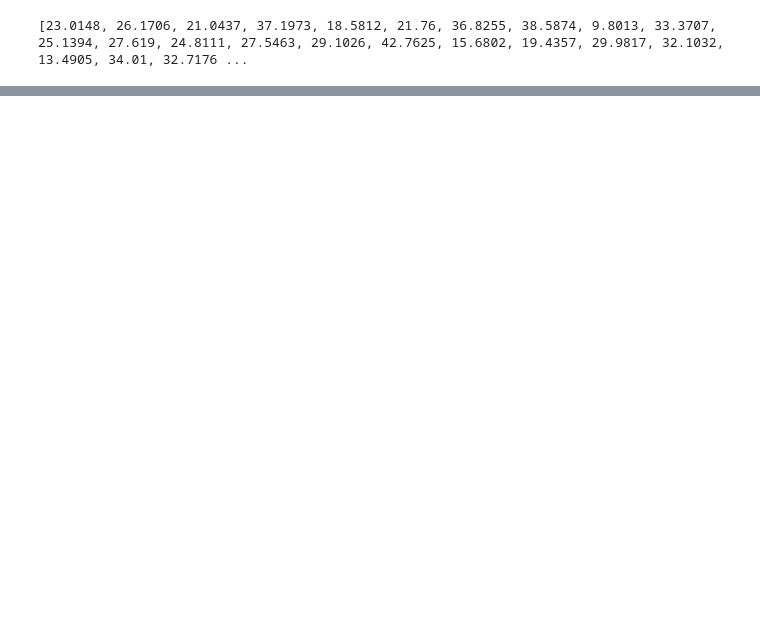
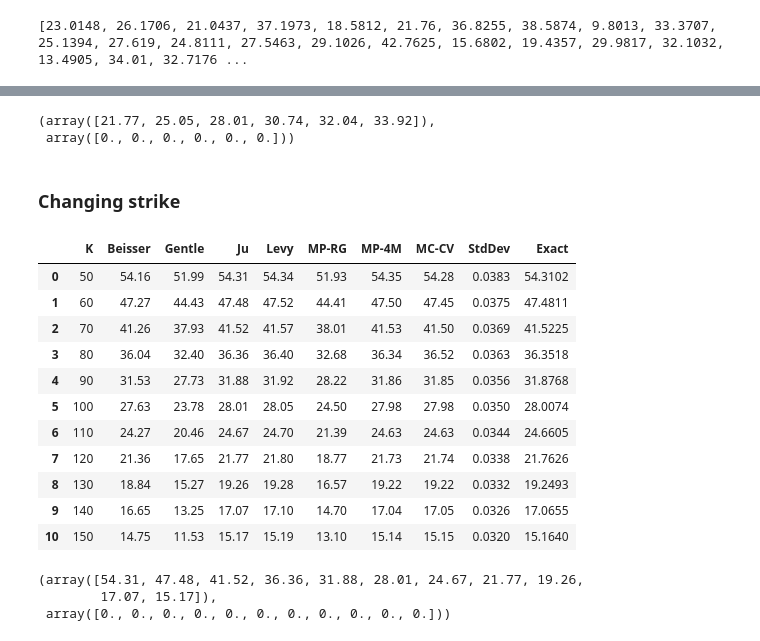
Before and after one commit to LantianXue/2001212267_2001212401, a Jupyter notebook: PHBS_ASP_Project/Ju2002_asian_and_basket_option.ipynb, the cells around one changed output, grey strips where cells are left out. Drawn from its saved outputs; the diff is of its cells as text; code cells hidden in the pictures; blank space fills up the shorter version.

Commit message:
add tests from KrekelEtAl2004

```diff
--- a/PHBS_ASP_Project/Ju2002_asian_and_basket_option.ipynb
+++ b/PHBS_ASP_Project/Ju2002_asian_and_basket_option.ipynb
@@ -208,0 +213,7 @@ print(TE6)
+# %%
+import pandas as pd
+texp = 5
+rho = 0.5
+o4 = np.ones(4)
+sigma = o4 * 0.4
+file = 'KrekelEtAl2004-Wilmott-BasketOption.xls'
@@ -208,0 +233,37 @@ print(TE6)
+# %%
+rhos = [0.1, 0.3, 0.5, 0.7, 0.8, 0.95]
+result = np.zeros_like(rhos)
+for k in range(len(rhos)):
+    m = pf.BsmBasketAsianJu2002(sigma=sigma, cor=rhos[k])
+    result[k] = np.round(m.price(100, 100*o4, texp), 2)
+np.round(result, 2), np.round(result, 2) - df['Ju'].values
+# %% [output]
+(array([21.77, 25.05, 28.01, 30.74, 32.04, 33.92]),
+ array([0., 0., 0., 0., 0., 0.]))
+# %% [markdown]
+### Changing strike
+# %%
+df = pd.read_excel(file, sheet_name='2')
+df
+# %% [output]
+|  | K | Beisser | Gentle | Ju | Levy | MP-RG | MP-4M | MC-CV | StdDev | Exact |
+| 0 | 50 | 54.16 | 51.99 | 54.31 | 54.34 | 51.93 | 54.35 | 54.28 | 0.0383 | 54.3102 |
+| 1 | 60 | 47.27 | 44.43 | 47.48 | 47.52 | 44.41 | 47.50 | 47.45 | 0.0375 | 47.4811 |
+| 2 | 70 | 41.26 | 37.93 | 41.52 | 41.57 | 38.01 | 41.53 | 41.50 | 0.0369 | 41.5225 |
+| 3 | 80 | 36.04 | 32.40 | 36.36 | 36.40 | 32.68 | 36.34 | 36.52 | 0.0363 | 36.3518 |
+| 4 | 90 | 31.53 | 27.73 | 31.88 | 31.92 | 28.22 | 31.86 | 31.85 | 0.0356 | 31.8768 |
+| 5 | 100 | 27.63 | 23.78 | 28.01 | 28.05 | 24.50 | 27.98 | 27.98 | 0.0350 | 28.0074 |
+| 6 | 110 | 24.27 | 20.46 | 24.67 | 24.70 | 21.39 | 24.63 | 24.63 | 0.0344 | 24.6605 |
+| 7 | 120 | 21.36 | 17.65 | 21.77 | 21.80 | 18.77 | 21.73 | 21.74 | 0.0338 | 21.7626 |
+| 8 | 130 | 18.84 | 15.27 | 19.26 | 19.28 | 16.57 | 19.22 | 19.22 | 0.0332 | 19.2493 |
+| 9 | 140 | 16.65 | 13.25 | 17.07 | 17.10 | 14.70 | 17.04 | 17.05 | 0.0326 | 17.0655 |
+| 10 | 150 | 14.75 | 11.53 | 15.17 | 15.19 | 13.10 | 15.14 | 15.15 | 0.0320 | 15.1640 |
+# %%
+strike = np.arange(50, 151, 10)
+m = pf.BsmBasketAsianJu2002(sigma=sigma, cor=0.5)
+result = m.price(strike, spot=100*o4, texp=texp)
+np.round(result, 2), np.round(result, 2) - df['Ju'].values
+# %% [output]
+(array([54.31, 47.48, 41.52, 36.36, 31.88, 28.01, 24.67, 21.77, 19.26,
+        17.07, 15.17]),
+ array([0., 0., 0., 0., 0., 0., 0., 0., 0., 0., 0.]))
```
Also changed, not shown: parts of 14 cells of this notebook, 1 other file.
